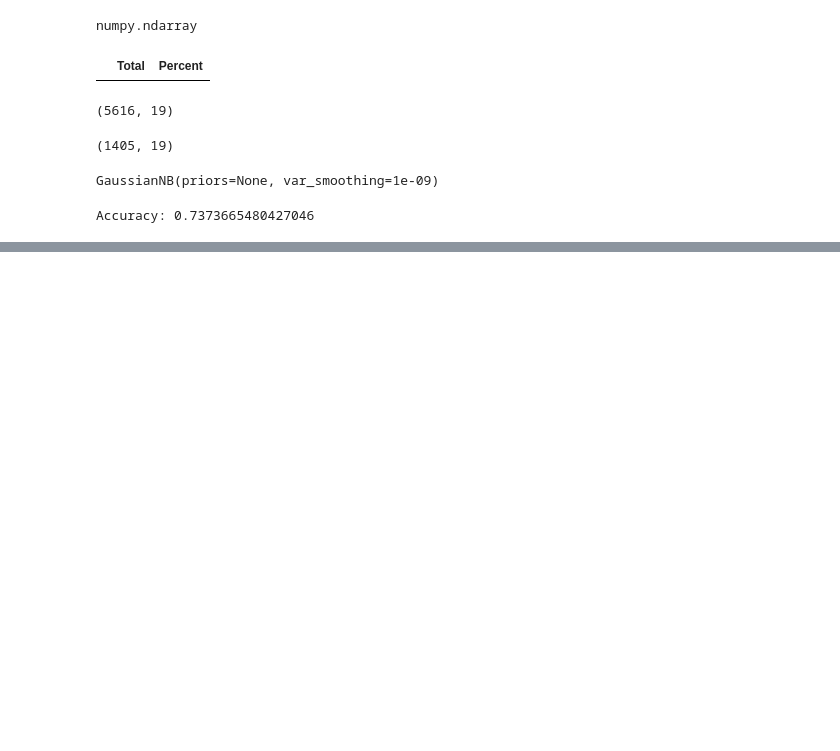
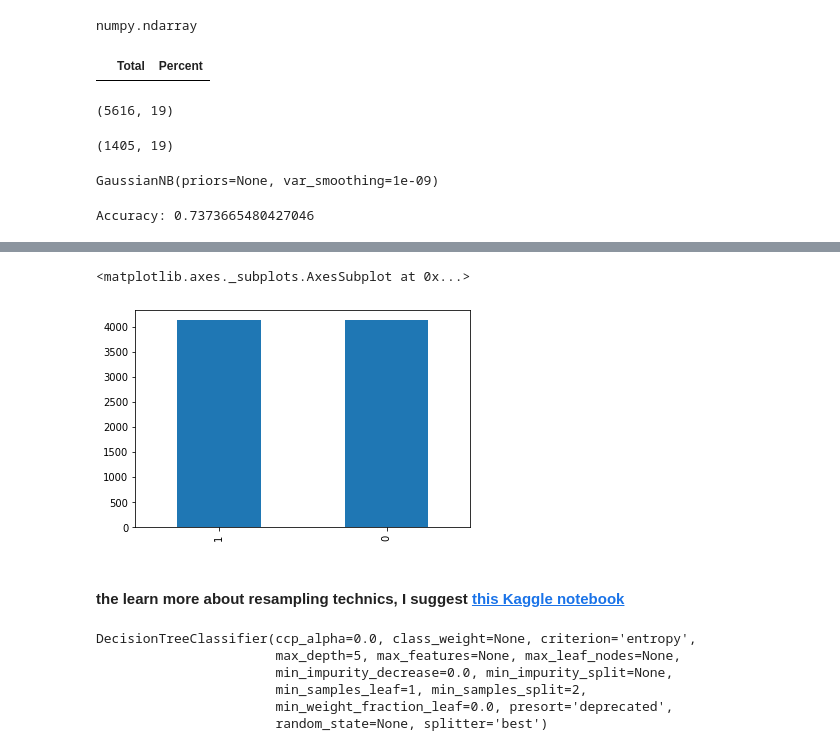
Before and after one commit to haythemmz/churn_prediction, a Jupyter notebook: EDA.ipynb, the cells around one changed output, grey strips where cells are left out. Cells and saved outputs as stored; diff of their text form; code cells hidden in the pictures; blank space fills up the shorter version.

```diff
--- a/EDA.ipynb
+++ b/EDA.ipynb
@@ -632,0 +690,7 @@ Accuracy: 0.7373665480427046
+# %%
+pd.Series(y_smote).value_counts().plot(kind="bar")
+# %% [output]
+<matplotlib.axes._subplots.AxesSubplot at 0x...>
+[figure, added]
+# %% [markdown]
+ #### the learn more about resampling technics, I suggest [this Kaggle notebook](https://www.kaggle.com/rafjaa/resampling-strategies-for-imbalanced-datasets)
@@ -632,0 +700,9 @@ Accuracy: 0.7373665480427046
+# %%
+tree.fit(x_smote,y_smote)
+# %% [output]
+DecisionTreeClassifier(ccp_alpha=0.0, class_weight=None, criterion='entropy',
+                       max_depth=5, max_features=None, max_leaf_nodes=None,
+                       min_impurity_decrease=0.0, min_impurity_split=None,
+                       min_samples_leaf=1, min_samples_split=2,
+                       min_weight_fraction_leaf=0.0, presort='deprecated',
+                       random_state=None, splitter='best')
```
Also changed, not shown: parts of 36 cells of this notebook.
